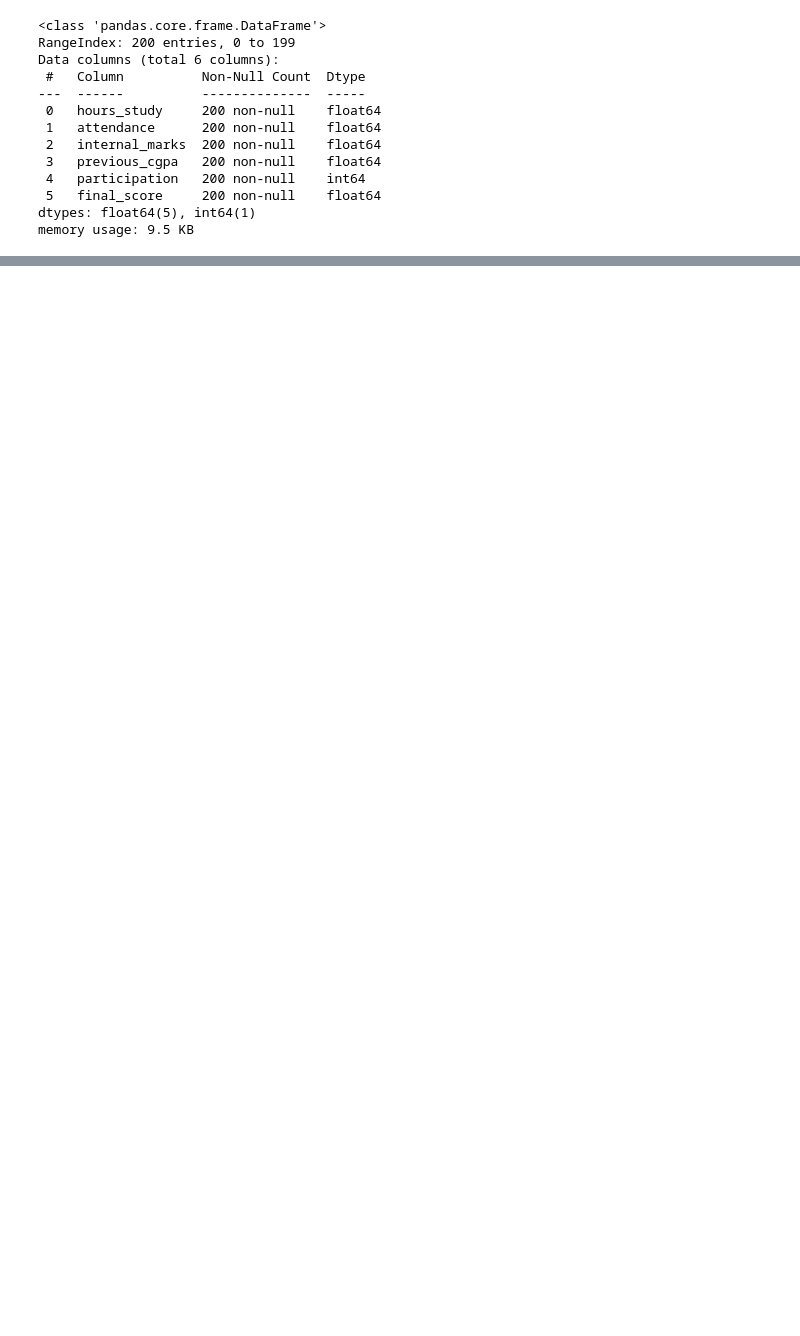
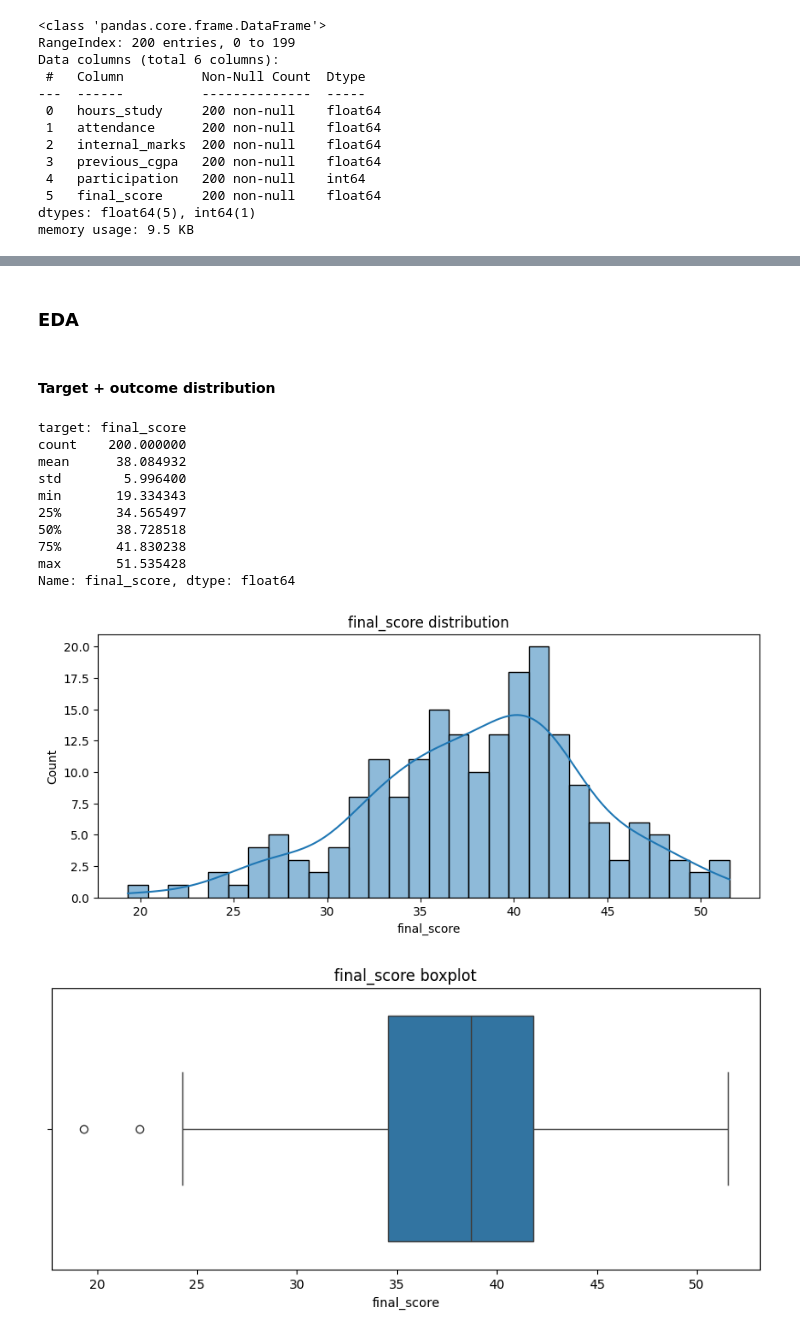
Before and after one commit to Amritesh03/Student-Performance-Prediction-System-ML-Project-, a Jupyter notebook: student_performance_project.ipynb, the cells around one changed output, grey strips where cells are left out. Cells and saved outputs as stored; diff of their text form; code cells hidden in the pictures; blank space fills up the shorter version.

```diff
--- a/student_performance_project.ipynb
+++ b/student_performance_project.ipynb
@@ -59,0 +113,31 @@ X_train, X_test, y_train, y_test = train_test_split(X, y, test_size=0.2, random_
+# %% [markdown]
+### EDA
+# %% [markdown]
+#### Target + outcome distribution
+# %%
+target_col = "average_score" if "average_score" in df.columns else df.columns[-1]
+print("target:", target_col)
+print(df[target_col].describe())
+
+plt.figure(figsize=(10,4))
+sns.histplot(df[target_col], kde=True, bins=30)
+plt.title(f"{target_col} distribution")
+plt.show()
+
+plt.figure(figsize=(10,4))
+sns.boxplot(x=df[target_col])
+plt.title(f"{target_col} boxplot")
+plt.show()
+# %% [output]
+target: final_score
+count    200.000000
+mean      38.084932
+std        5.996400
+min       19.334343
+25%       34.565497
+50%       38.728518
+75%       41.830238
+max       51.535428
+Name: final_score, dtype: float64
+[figure, added]
+[figure, added]
```
Also changed, not shown: parts of 35 cells of this notebook.
